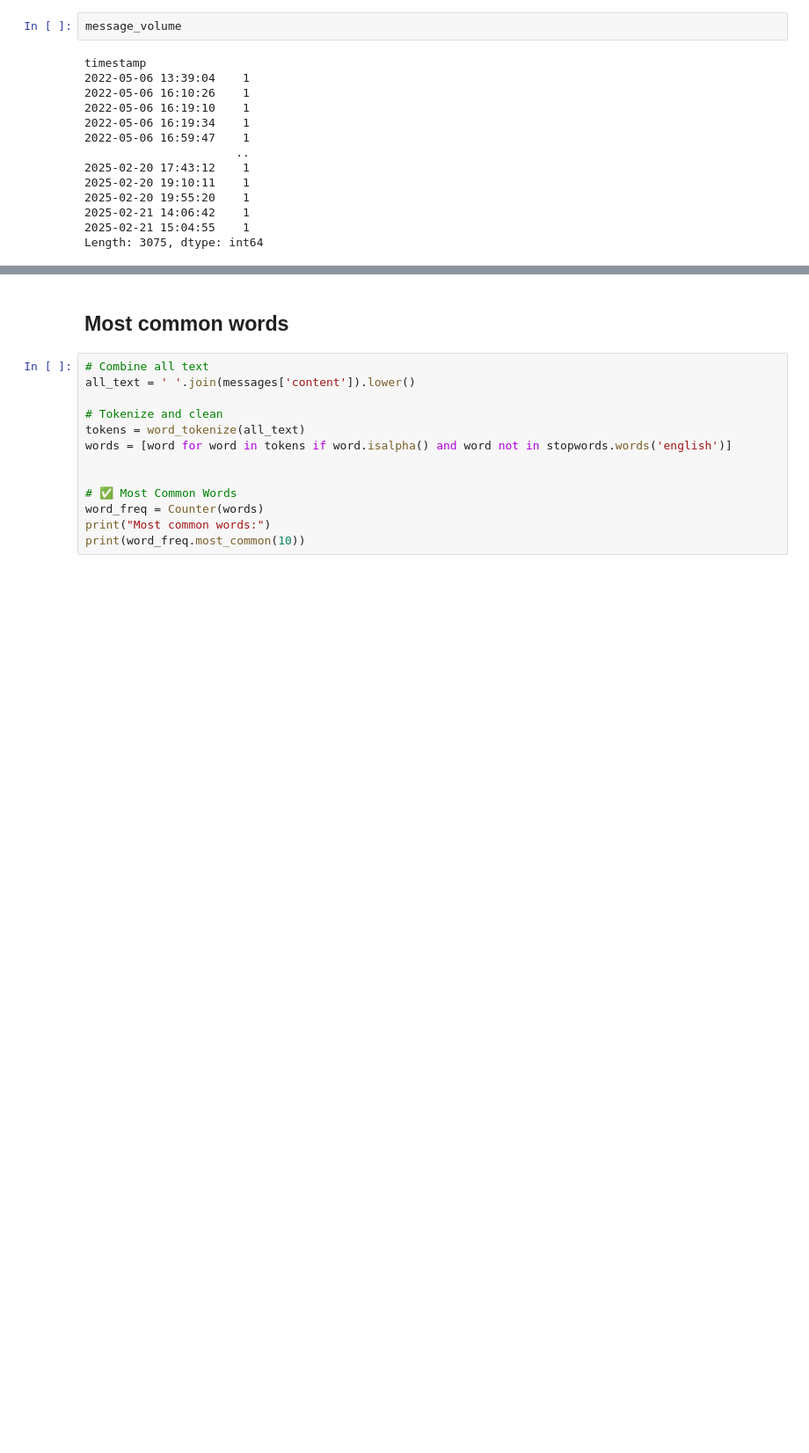
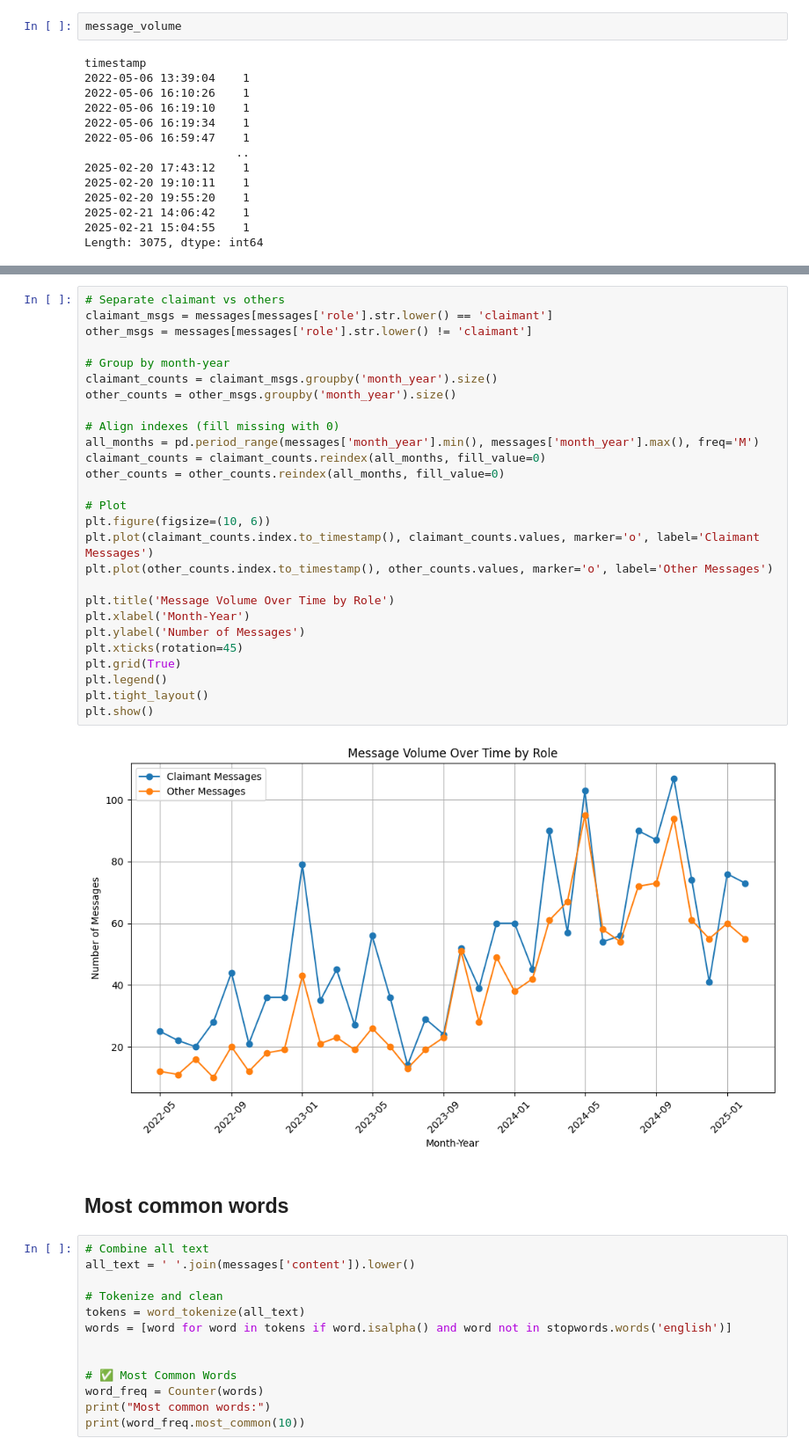
Before and after one commit to vanikanoria/Claims-Messages-to-Routing-System, a Jupyter notebook: analysis.ipynb, the cells around one changed output, grey strips where cells are left out. Shown at 88% size. Saved outputs shown, nothing was run; the diff lists cells and outputs as text; blank space fills up the shorter version.

```diff
--- a/analysis.ipynb
+++ b/analysis.ipynb
@@ -283,3 +356,32 @@ plt.show()
+# %%
+# Separate claimant vs others
+claimant_msgs = messages[messages['role'].str.lower() == 'claimant']
+other_msgs = messages[messages['role'].str.lower() != 'claimant']
+
+# Group by month-year
+claimant_counts = claimant_msgs.groupby('month_year').size()
+other_counts = other_msgs.groupby('month_year').size()
+
+# Align indexes (fill missing with 0)
+all_months = pd.period_range(messages['month_year'].min(), messages['month_year'].max(), freq='M')
+claimant_counts = claimant_counts.reindex(all_months, fill_value=0)
+other_counts = other_counts.reindex(all_months, fill_value=0)
+
+# Plot
+plt.figure(figsize=(10, 6))
+plt.plot(claimant_counts.index.to_timestamp(), claimant_counts.values, marker='o', label='Claimant Messages')
+plt.plot(other_counts.index.to_timestamp(), other_counts.values, marker='o', label='Other Messages')
+
+plt.title('Message Volume Over Time by Role')
+plt.xlabel('Month-Year')
+plt.ylabel('Number of Messages')
+plt.xticks(rotation=45)
+plt.grid(True)
+plt.legend()
+plt.tight_layout()
+plt.show()
+# %% [output]
+[figure, added]
 # %% [markdown]
 ## Most common words
 # %%
```
Also changed, not shown: parts of 19 cells of this notebook, 6 other files.
